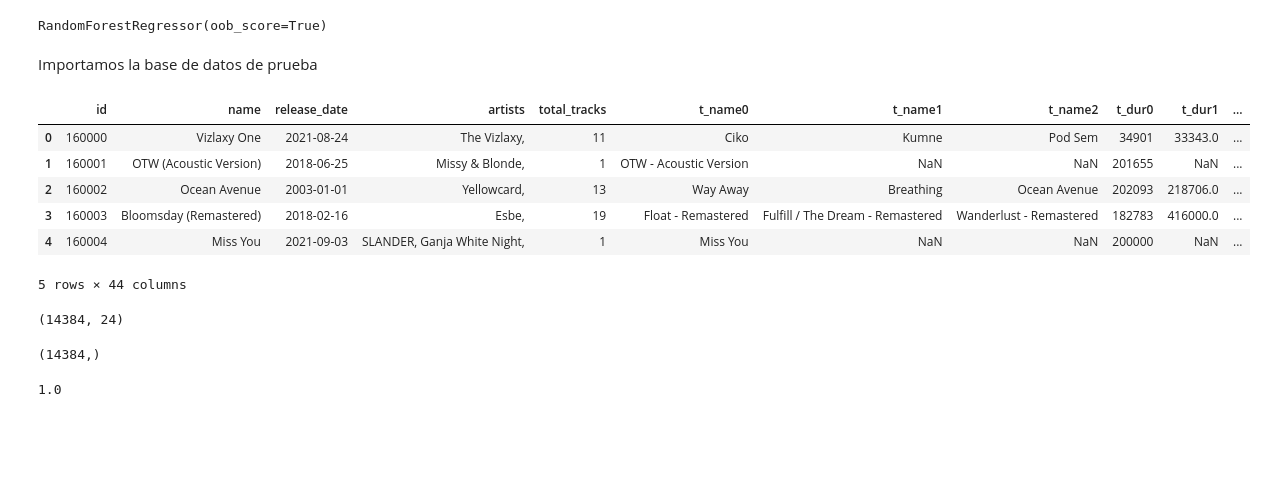
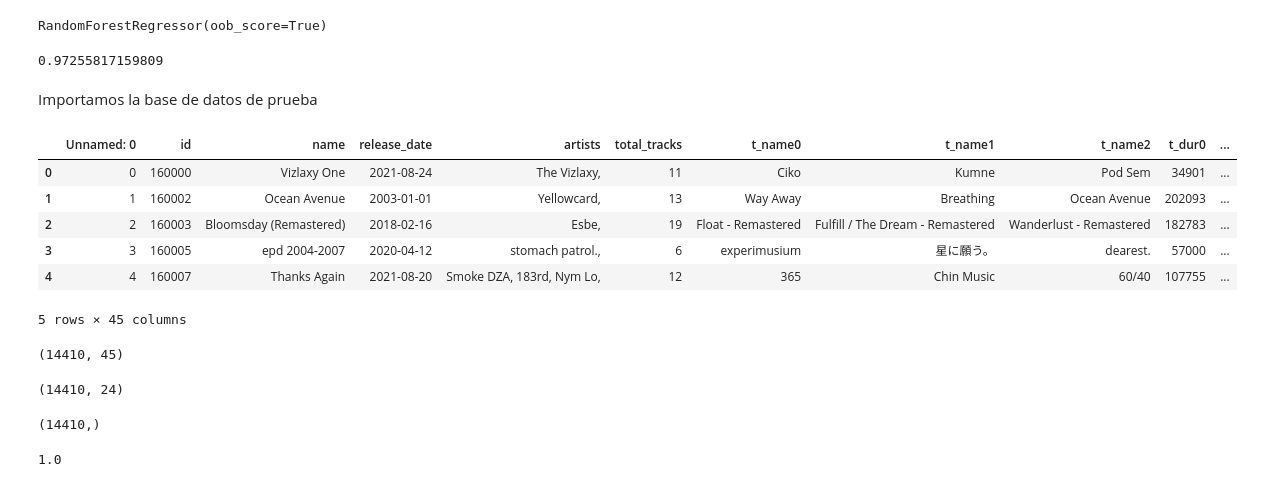
Before and after one commit to Nicolaser1102/Popularidad_albumes_de_musica, a Jupyter notebook: Popularidad_albumes_de_musica.ipynb, the cells around one changed output. Saved outputs shown, nothing was run; the diff lists cells and outputs as text; code cells hidden in the pictures; blank space fills up the shorter version.

```diff
--- a/Popularidad_albumes_de_musica.ipynb
+++ b/Popularidad_albumes_de_musica.ipynb
@@ -1010,20 +1024,28 @@ random_forest_model = RandomForestRegressor(n_estimators=100,
 random_forest_model.fit(X_train, y_train)
 # %% [output]
 RandomForestRegressor(oob_score=True)
+# %%
+random_forest_model.score(X_train,y_train)
+# %% [output]
+0.97255817159809
 # %% [markdown]
 Importamos la base de datos de prueba
 # %%
-csv_prueba = '/content/drive/MyDrive/Coding Dojo/Proyecto 2/test.csv'
+csv_prueba = '/content/drive/MyDrive/Coding Dojo/Proyecto 2/Df_prueba/df_prueba.csv'
 df_prueba = pd.read_csv(csv_prueba)
 df_prueba.head()
 # %% [output]
-|  | id | name | release_date | artists | total_tracks | t_name0 | t_name1 | t_name2 | t_dur0 | t_dur1 | ... |
-| 0 | 160000 | Vizlaxy One | 2021-08-24 | The Vizlaxy, | 11 | Ciko | Kumne | Pod Sem | 34901 | 33343.0 | ... |
-| 1 | 160001 | OTW (Acoustic Version) | 2018-06-25 | Missy & Blonde, | 1 | OTW - Acoustic Version | NaN | NaN | 201655 | NaN | ... |
-| 2 | 160002 | Ocean Avenue | 2003-01-01 | Yellowcard, | 13 | Way Away | Breathing | Ocean Avenue | 202093 | 218706.0 | ... |
-| 3 | 160003 | Bloomsday (Remastered) | 2018-02-16 | Esbe, | 19 | Float - Remastered | Fulfill / The Dream - Remastered | Wanderlust - Remastered | 182783 | 416000.0 | ... |
-| 4 | 160004 | Miss You | 2021-09-03 | SLANDER, Ganja White Night, | 1 | Miss You | NaN | NaN | 200000 | NaN | ... |
+|  | Unnamed: 0 | id | name | release_date | artists | total_tracks | t_name0 | t_name1 | t_name2 | t_dur0 | ... |
+| 0 | 0 | 160000 | Vizlaxy One | 2021-08-24 | The Vizlaxy, | 11 | Ciko | Kumne | Pod Sem | 34901 | ... |
+| 1 | 1 | 160002 | Ocean Avenue | 2003-01-01 | Yellowcard, | 13 | Way Away | Breathing | Ocean Avenue | 202093 | ... |
+| 2 | 2 | 160003 | Bloomsday (Remastered) | 2018-02-16 | Esbe, | 19 | Float - Remastered | Fulfill / The Dream - Remastered | Wanderlust - Remastered | 182783 | ... |
+| 3 | 3 | 160005 | epd 2004-2007 | 2020-04-12 | stomach patrol., | 6 | experimusium | 星に願う。 | dearest. | 57000 | ... |
+| 4 | 4 | 160007 | Thanks Again | 2021-08-20 | Smoke DZA, 183rd, Nym Lo, | 12 | 365 | Chin Music | 60/40 | 107755 | ... |
-5 rows × 44 columns
+5 rows × 45 columns
+# %%
+df_prueba.shape
+# %% [output]
+(14410, 45)
 # %%
 X_test = df_prueba.loc[:,columnas]
 X_test = X_test.dropna()
@@ -1031,13 +1053,13 @@ X_test = X_test.dropna()
 
 X_test.shape
 # %% [output]
-(14384, 24)
+(14410, 24)
 # %%
 y_test = random_forest_model.predict(X_test)
 # %%
 y_test.shape
 # %% [output]
-(14384,)
+(14410,)
 # %%
 score = random_forest_model.score(X_test, y_test)
 # %%
```
Also changed, not shown: parts of 28 cells of this notebook.
